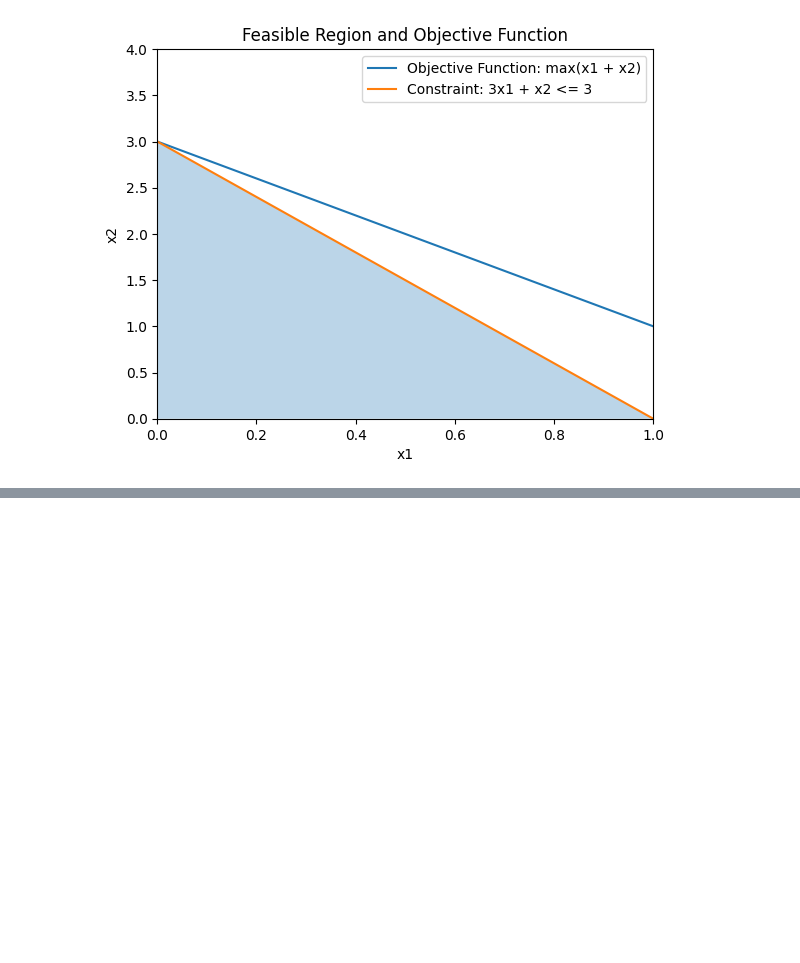
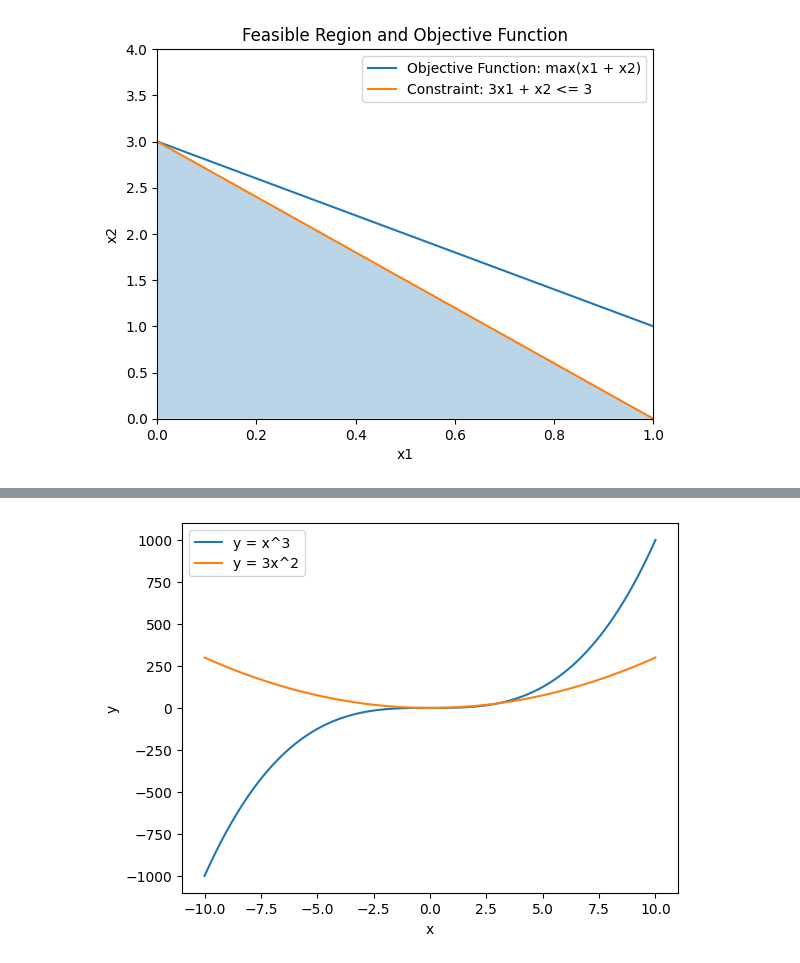
Before and after one commit to Hansespinosa2/Fall2024OR3, a Jupyter notebook: working_notebook.ipynb, the cells around one changed output, grey strips where cells are left out. Cells and saved outputs as stored; diff of their text form; code cells hidden in the pictures; blank space fills up the shorter version.

```diff
--- a/working_notebook.ipynb
+++ b/working_notebook.ipynb
@@ -39,0 +98,31 @@ plt.show()
+# %%
+import numpy as np
+
+import matplotlib.pyplot as plt
+
+# Generate x values
+x = np.linspace(-10, 10, 100)
+
+# Calculate y values for y = x^3
+y1 = x**3
+
+# Calculate y values for y = 3x^2
+y2 = 3 * x**2
+
+# Create the plot
+plt.plot(x, y1, label='y = x^3')
+plt.plot(x, y2, label='y = 3x^2')
+
+# Set plot labels and title
+plt.xlabel('x')
+plt.ylabel('y')
+
+# Add legend
+plt.legend()
+
+plt.savefig('notes/images/gradient_ex3.png')
+
+# Show the plot
+plt.show()
+# %% [output]
+[figure, added]
```
Also changed, not shown: parts of 3 cells of this notebook, 17 other files.
